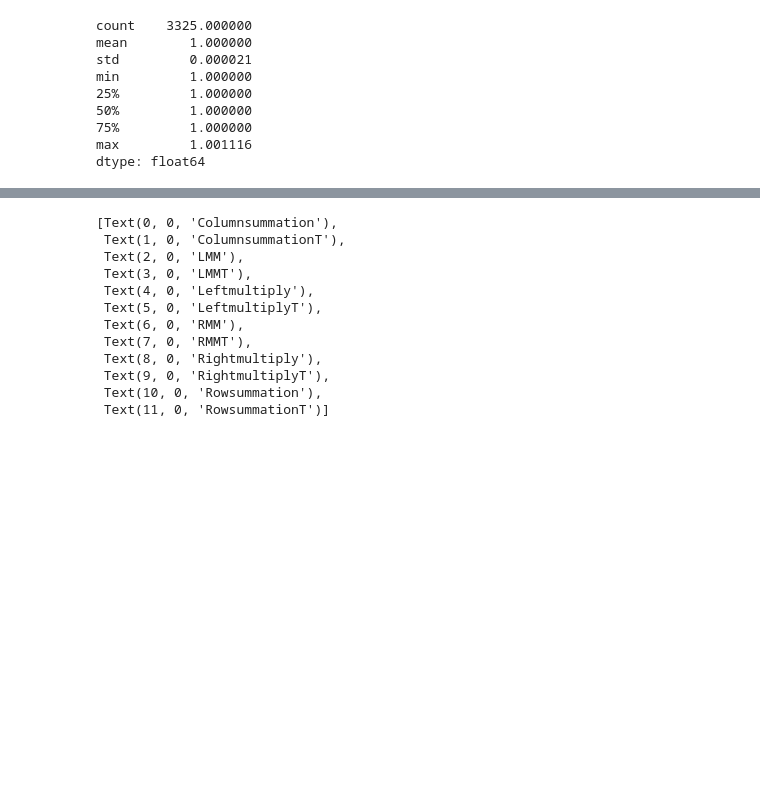
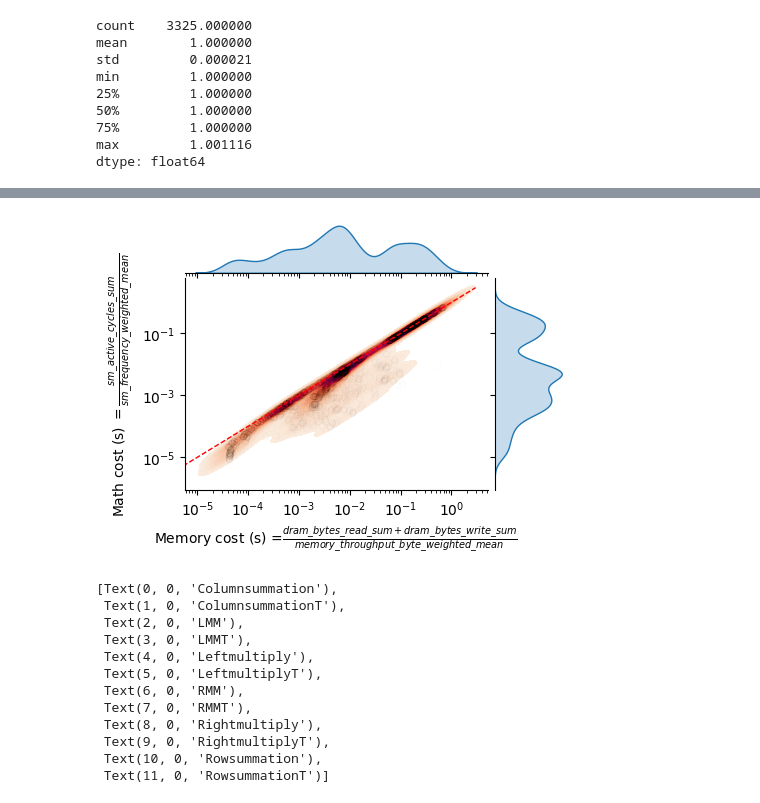
Before and after one commit to ptemarvelde/amalur-experiments, a Jupyter notebook: results/full_1/analytical_model/analytical.ipynb, the cells around one changed output, grey strips where cells are left out. Saved outputs shown, nothing was run; the diff lists cells and outputs as text; code cells hidden in the pictures; blank space fills up the shorter version.

```diff
--- a/results/full_1/analytical_model/analytical.ipynb
+++ b/results/full_1/analytical_model/analytical.ipynb
@@ -224,3 +232,25 @@ ax.set_xscale('log')
+# %%
+grid=sns.jointplot(data=with_gpu_chars, x='mem_cost_seconds', y='math_cost_seconds', ax=ax,
+              kind='kde',log_scale=True, fill=True, levels=100,thresh=0.01,
+              height=3.4, ratio=4, space=0.1,
+              cmap="rocket_r",
+#                     #  hue='operator'
+                     )
+grid.figure.set_figwidth(5)
+grid.figure.set_figheight(3.4)
+ax=grid.ax_joint
+ax.scatter(with_gpu_chars.mem_cost_seconds, with_gpu_chars.math_cost_seconds, s=20, facecolors='none', edgecolors='black', linewidths=0.5, alpha=0.02)
+range = np.arange(0, 1000, 0.1)
+sns.lineplot(x=range, y=range, color='red', linestyle='--', linewidth=1, ax=ax)
+ax.set_xlabel(r'Memory cost (s) =$\frac{dram\_bytes\_read\_sum + dram\_bytes\_write\_sum}{memory\_throughput\_byte\_weighted\_mean}$')
+ax.set_ylabel(r'Math cost (s) $=\frac{sm\_active\_cycles\_sum}{sm\_frequency\_weighted\_mean}$')
+# ax.set_xlim(with_gpu_chars.math_cost_seconds.min(), with_gpu_chars.math_cost_seconds.max())
+# ax.set_ylim(with_gpu_chars.mem_cost_seconds.min(), with_gpu_chars.mem_cost_seconds.max())
+# ax.set_yscale('log')
+# ax.set_xscale('log')
+grid.savefig("/home/pepijn/Documents/uni/y5/thesis/writing/overleaf/chapters/05_cost_estimation/figures/profiling-mem-vs-compute.pdf")
+# %% [output]
+[figure, added]
 # %%
 with_gpu_chars['ops_bytes_time'] = with_gpu_chars['math_cost_seconds']/ with_gpu_chars['mem_cost_seconds']
 ax = sns.boxplot(data=with_gpu_chars, y='ops_bytes_time', x='operator', hue='type')
```
Also changed, not shown: parts of 7 cells of this notebook, 1 other file.
